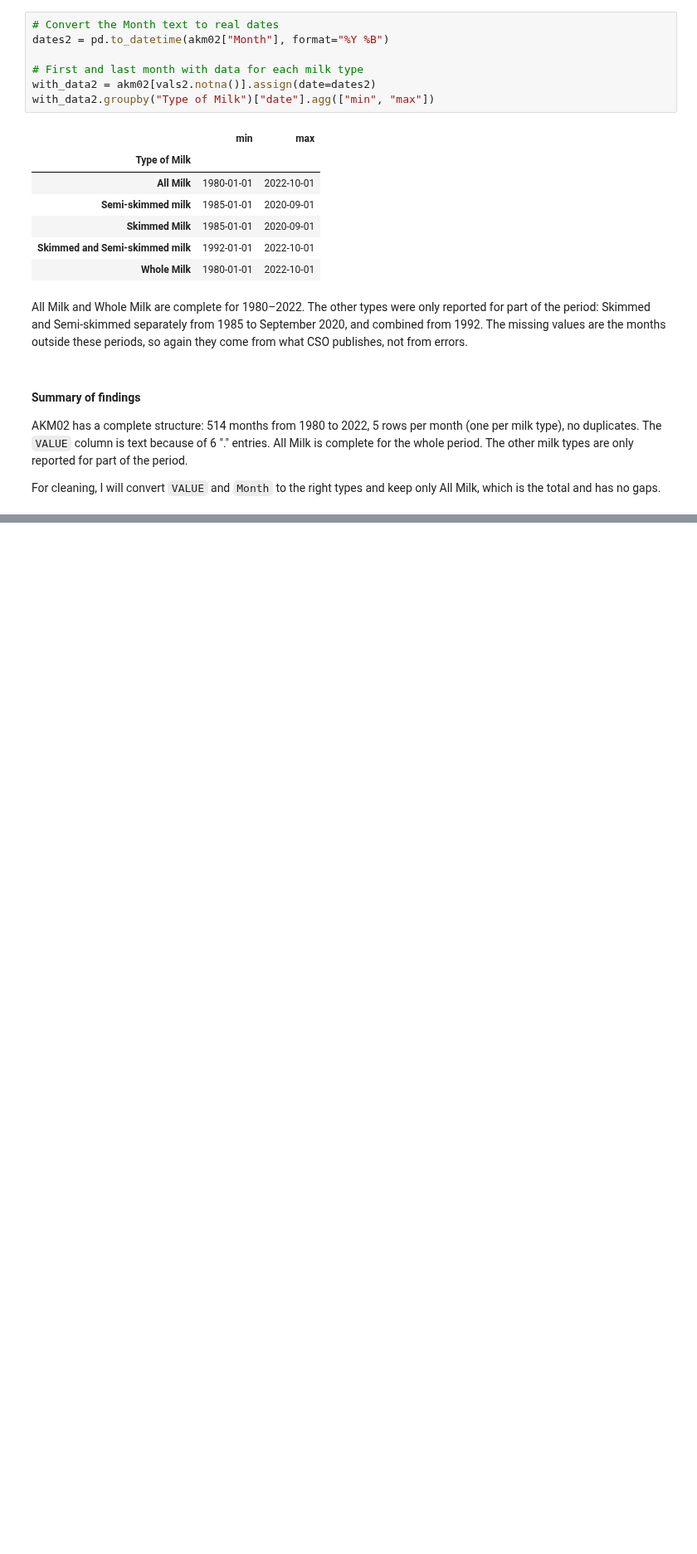
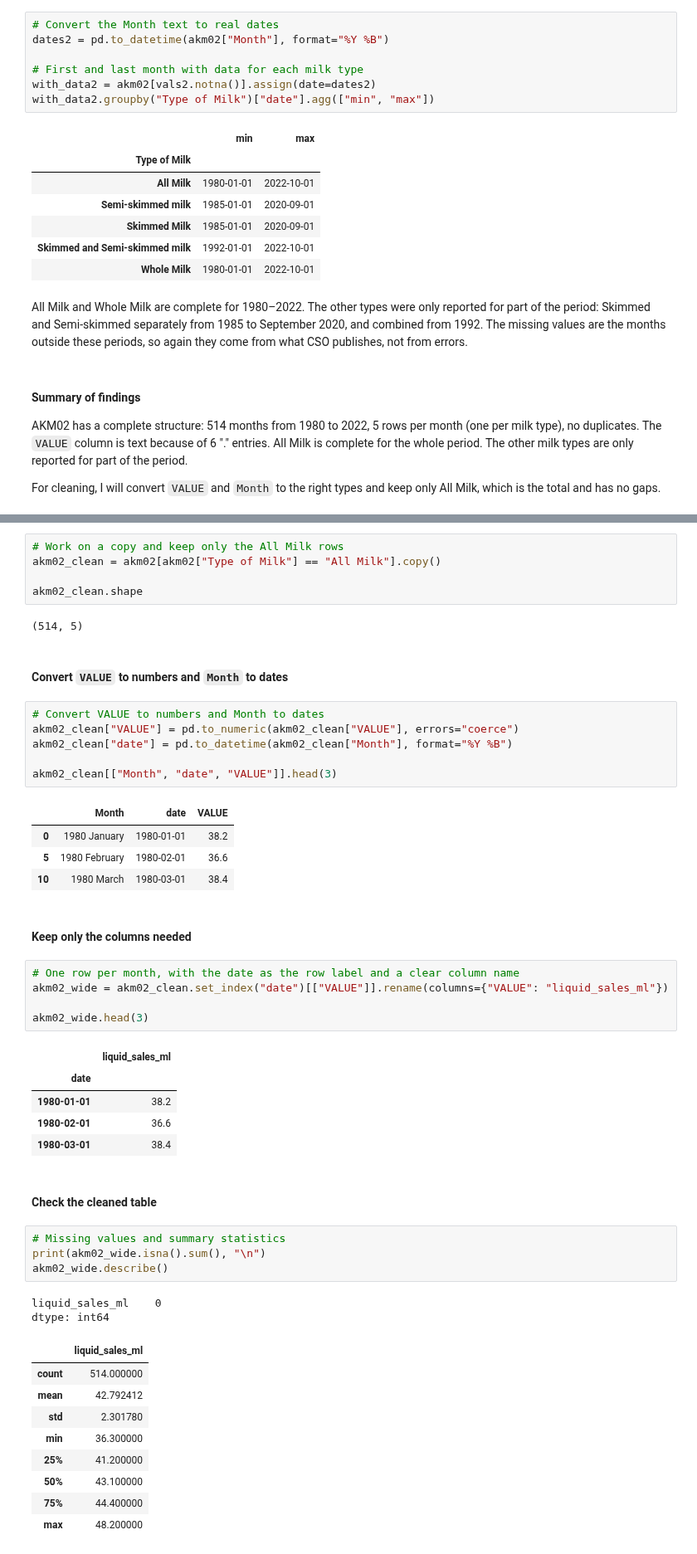
Before and after one commit to temulenbd/irish-dairy-analysis, a Jupyter notebook: notebooks/1_data_preparation.ipynb, the cells around one changed output, grey strips where cells are left out. Shown at 83% size. Drawn from its saved outputs; the diff is of its cells as text; blank space fills up the shorter version.

Commit message:
Clean AKM02: keep All Milk sales as a monthly series

```diff
--- a/notebooks/1_data_preparation.ipynb
+++ b/notebooks/1_data_preparation.ipynb
@@ -534,0 +539,51 @@ For cleaning, I will convert `VALUE` and `Month` to the right types and keep onl
+# %%
+# Work on a copy and keep only the All Milk rows
+akm02_clean = akm02[akm02["Type of Milk"] == "All Milk"].copy()
+
+akm02_clean.shape
+# %% [output]
+(514, 5)
+# %% [markdown]
+#### Convert `VALUE` to numbers and `Month` to dates
+# %%
+# Convert VALUE to numbers and Month to dates
+akm02_clean["VALUE"] = pd.to_numeric(akm02_clean["VALUE"], errors="coerce")
+akm02_clean["date"] = pd.to_datetime(akm02_clean["Month"], format="%Y %B")
+
+akm02_clean[["Month", "date", "VALUE"]].head(3)
+# %% [output]
+|  | Month | date | VALUE |
+| 0 | 1980 January | 1980-01-01 | 38.2 |
+| 5 | 1980 February | 1980-02-01 | 36.6 |
+| 10 | 1980 March | 1980-03-01 | 38.4 |
+# %% [markdown]
+#### Keep only the columns needed
+# %%
+# One row per month, with the date as the row label and a clear column name
+akm02_wide = akm02_clean.set_index("date")[["VALUE"]].rename(columns={"VALUE": "liquid_sales_ml"})
+
+akm02_wide.head(3)
+# %% [output]
+|  | liquid_sales_ml |
+| date |  |
+| 1980-01-01 | 38.2 |
+| 1980-02-01 | 36.6 |
+| 1980-03-01 | 38.4 |
+# %% [markdown]
+#### Check the cleaned table
+# %%
+# Missing values and summary statistics
+print(akm02_wide.isna().sum(), "\n")
+akm02_wide.describe()
+# %% [output]
+liquid_sales_ml    0
+dtype: int64
+|  | liquid_sales_ml |
+| count | 514.000000 |
+| mean | 42.792412 |
+| std | 2.301780 |
+| min | 36.300000 |
+| 25% | 41.200000 |
+| 50% | 43.100000 |
+| 75% | 44.400000 |
+| max | 48.200000 |
```
Also changed, not shown: parts of 4 cells of this notebook.
